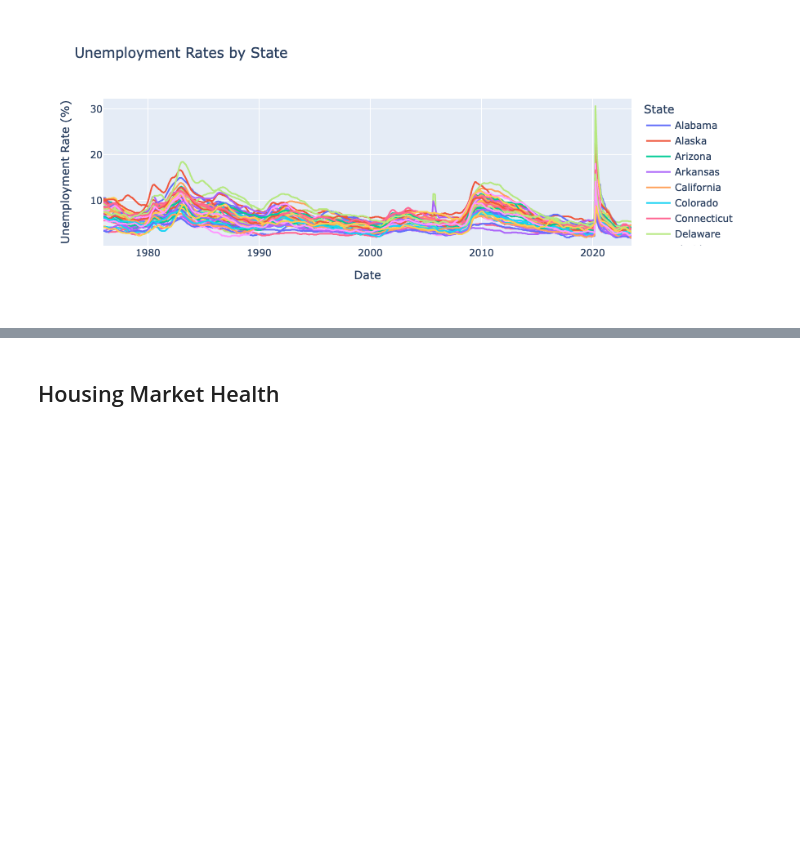
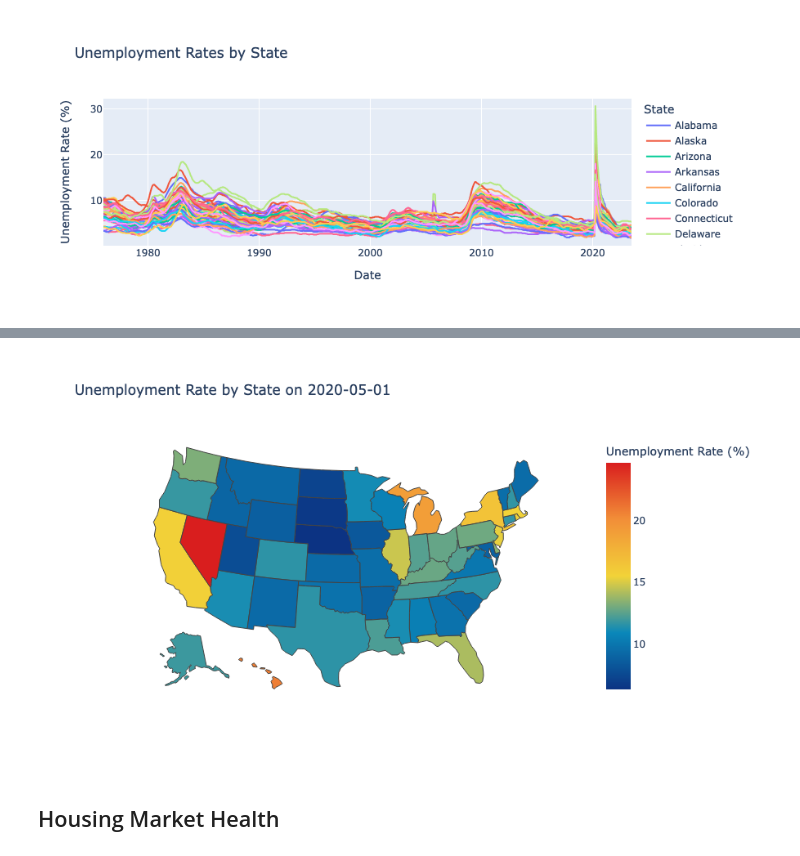
Before and after one commit to jreaso/economic-data-analysis, a Jupyter notebook: analysis.ipynb, the cells around one changed output, grey strips where cells are left out. Saved outputs shown, nothing was run; the diff lists cells and outputs as text; code cells hidden in the pictures; blank space fills up the shorter version.

Commit message:
added choropleth map

```diff
--- a/analysis.ipynb
+++ b/analysis.ipynb
@@ -111,0 +112,4 @@ fig.show()
+# %%
+# State abbreviations for the choropleth map
+with open(os.path.join('data', 'state_abbr.json'), 'r') as json_file:
+    state_abbr_dict = json.load(json_file)
@@ -111,0 +118,14 @@ fig.show()
+# %%
+date = '2020-05-01' # May 2020, COVID spike
+
+unemployment_data = {'state_abbr': [], 'state': [], 'unemployment_rate': []}
+for state, series in states_unemployment_data.items():
+    if date in series.index:
+        unemployment_data['state'].append(state)
+        unemployment_data['state_abbr'].append(state_abbr_dict[state])
+        unemployment_data['unemployment_rate'].append(series[date])
+    else:
+        print(f"No data for {state}")
+
+df = pd.DataFrame(unemployment_data)
+df.head()
@@ -112,3 +139,30 @@ fig.show()
+# %%
+fig = px.choropleth(
+    df,
+    locations="state_abbr",
+    locationmode="USA-states",
+    color="unemployment_rate",
+    hover_name="state",
+    scope="usa",
+    color_continuous_scale="Portland",
+    title=f"Unemployment Rate by State on {chosen_date}",
+)
+
+fig.update_geos(
+    showland=False,
+    showlakes=False,
+)
+
+fig.update_coloraxes(colorbar_title="Unemployment Rate (%)")
+
+fig.update_layout(
+    width=800,
+    height=500
+)
+
+fig.show()
+# %% [output]
+[figure, added]
 # %% [markdown]
 ## Housing Market Health
 # %% [markdown]
```
Also changed, not shown: parts of 3 cells of this notebook.
